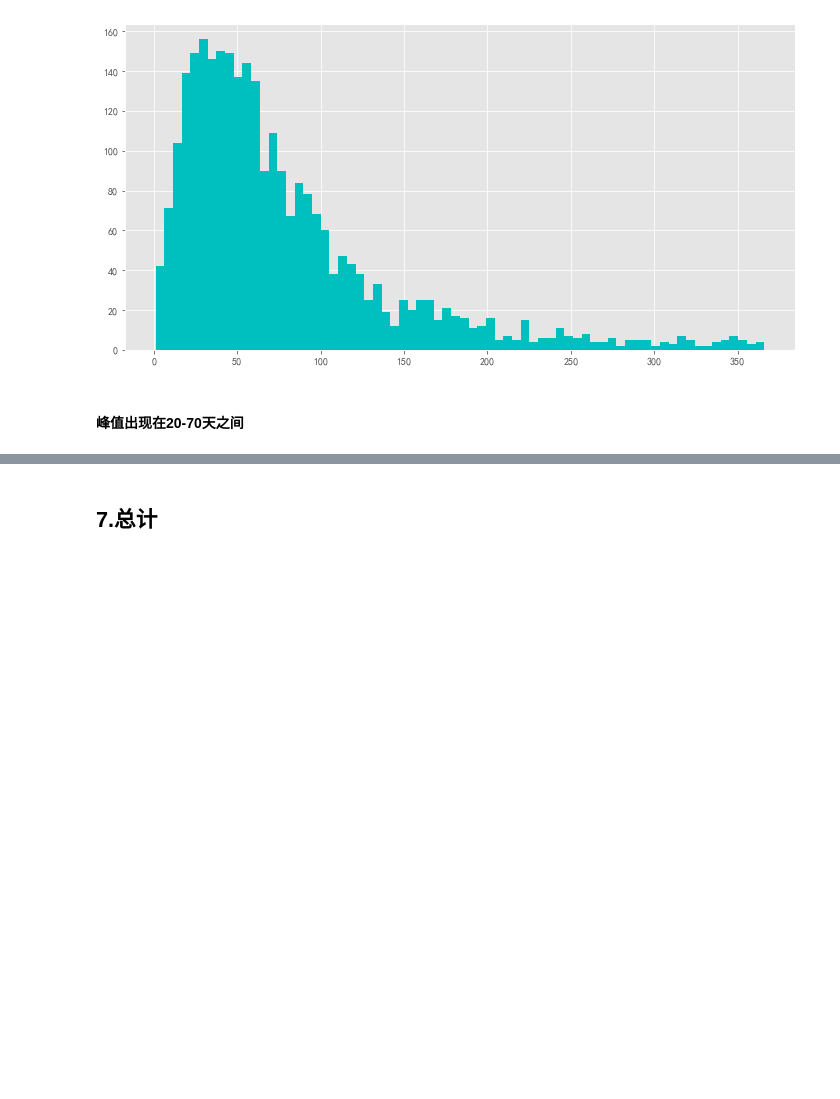
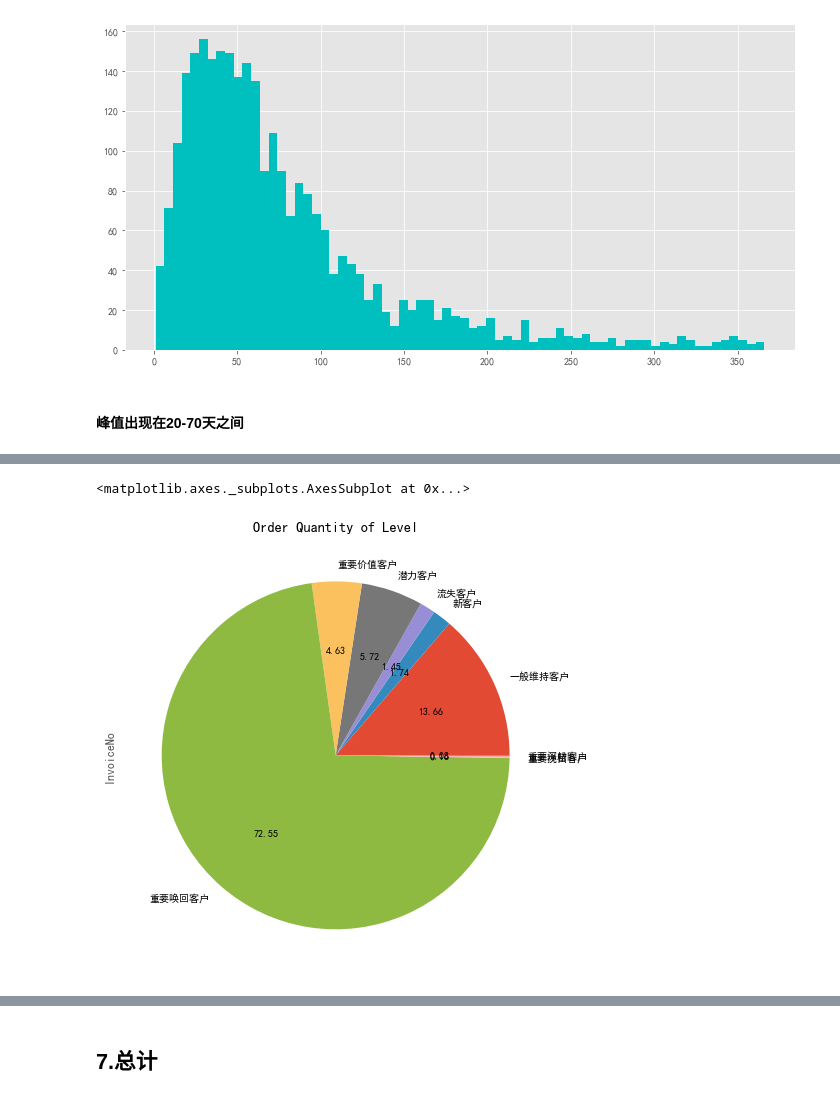
Before and after one commit to bankxi/-, a Jupyter notebook: 在线零售分析/OnlineRetailDA.ipynb, the cells around one changed output, grey strips where cells are left out. Saved outputs shown, nothing was run; the diff lists cells and outputs as text; code cells hidden in the pictures; blank space fills up the shorter version.

```diff
--- a/在线零售分析/OnlineRetailDA.ipynb
+++ b/在线零售分析/OnlineRetailDA.ipynb
@@ -861,0 +1099,4 @@ last_diff_customer.hist(bins = 70, figsize = (12, 6), color = 'c')
+# %%
+data_level=data_rfm_score[['CustomerID','Level']].copy()
+data_level=pd.merge(data_rfm,data_level,on='CustomerID')
+data_level.head()
@@ -861,0 +1110,3 @@ last_diff_customer.hist(bins = 70, figsize = (12, 6), color = 'c')
+# %%
+pic1=data_level.groupby('Level').agg({'InvoiceNo':'count','TotalPrice':'sum'})
+pic1
@@ -861,0 +1124,5 @@ last_diff_customer.hist(bins = 70, figsize = (12, 6), color = 'c')
+# %%
+pic1['InvoiceNo'].plot.pie(figsize=(12, 8),autopct='%.2f',title='Order Quantity of Level')
+# %% [output]
+<matplotlib.axes._subplots.AxesSubplot at 0x...>
+[figure, added]
```
Also changed, not shown: parts of 41 cells of this notebook.
